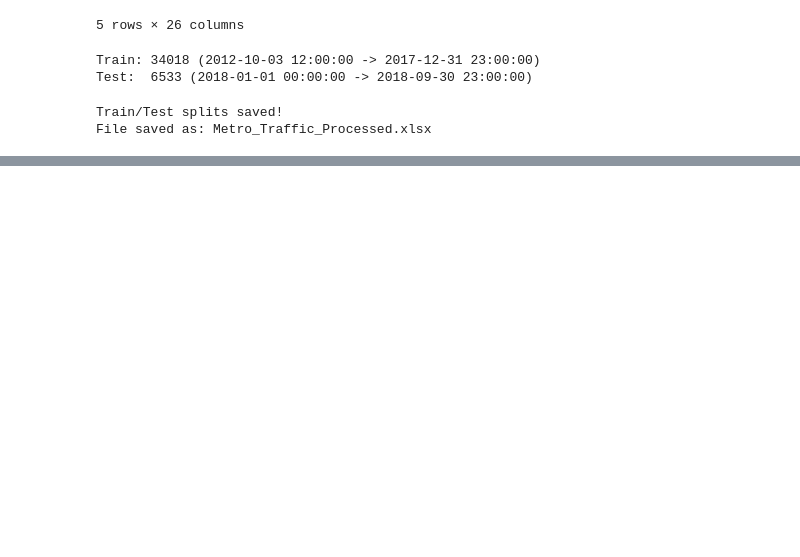
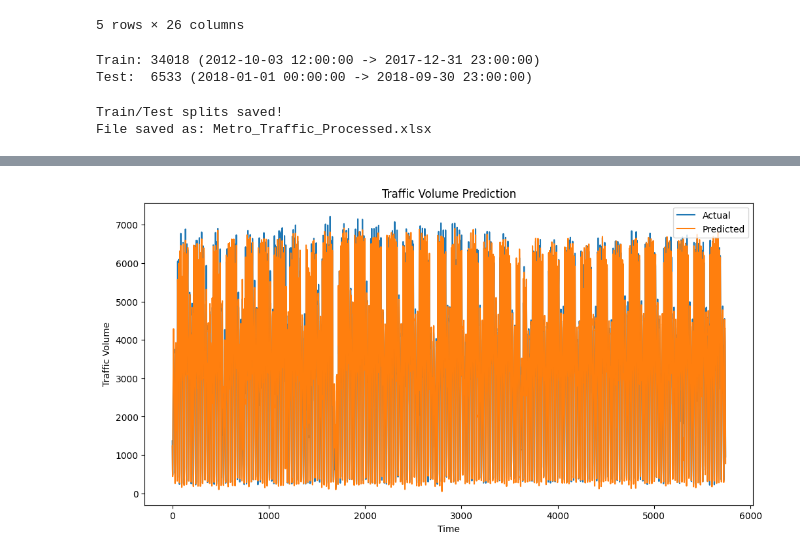
Before and after one commit to ViaBouvier/FinalProject, a Jupyter notebook: Data preprocessing.ipynb, the cells around one changed output, grey strips where cells are left out. Cells and saved outputs as stored; diff of their text form; code cells hidden in the pictures; blank space fills up the shorter version.

Commit message:
implemented LSTM

```diff
--- a/Data preprocessing.ipynb
+++ b/Data preprocessing.ipynb
@@ -167,0 +231,16 @@ R2 Score: 0.9856
+# %%
+# Define LSTM model
+class LSTMModel(nn.Module):
+    def __init__(self, input_size, hidden_size, num_layers, output_size):
+        super().__init__()
+
+        self.hidden_size = hidden_size
+        self.num_layers = num_layers
+
+        self.lstm = nn.LSTM(input_size, hidden_size, num_layers, batch_first=True)
+        self.fc = nn.Linear(hidden_size, output_size)
+
+    def forward(self, x):
+        out, _ = self.lstm(x)
+        out = out[:, -1, :]
+        return self.fc(out)
@@ -167,0 +314,72 @@ R2 Score: 0.9856
+# %%
+# evaluating trained LSTM model on the testing data
+model.eval()
+
+preds = []
+actuals = []
+
+with torch.no_grad():
+    for X_batch, y_batch in test_loader:
+        X_batch = X_batch.to(device)
+
+        output = model(X_batch)
+
+        preds.append(output.cpu().numpy())
+        actuals.append(y_batch.numpy())
+
+preds = np.vstack(preds)
+actuals = np.vstack(actuals)
+
+# reversing the normalization
+target_index = features.index(target)
+
+def inverse_transform_target(scaled_values, scaler, num_features, target_index):
+    temp = np.zeros((len(scaled_values), num_features))
+    temp[:, target_index] = scaled_values.flatten()
+    return scaler.inverse_transform(temp)[:, target_index]
+
+preds_inv = inverse_transform_target(preds, scaler, len(features), target_index)
+actuals_inv = inverse_transform_target(actuals, scaler, len(features), target_index)
+
+
+# ploting predictions vs actual, across entire test set
+plt.figure(figsize=(12,6))
+plt.plot(actuals_inv, label="Actual")
+plt.plot(preds_inv, label="Predicted")
+plt.title("Traffic Volume Prediction")
+plt.xlabel("Time")
+plt.ylabel("Traffic Volume")
+plt.legend()
+plt.show()
+
+# plotting on a zoomed-in time slice for visualization purposes
+start, end = 0, 300
+
+plt.figure(figsize=(12,6))
+plt.plot(actuals_inv[start:end], label="Actual")
+plt.plot(preds_inv[start:end], label="Predicted")
+plt.title("Zoomed-In Traffic Volume Prediction")
+plt.xlabel("Time")
+plt.ylabel("Traffic Volume")
+plt.legend()
+plt.show()
+
+# error metrics
+mse = mean_squared_error(actuals_inv, preds_inv)
+rmse = np.sqrt(mse)
+
+mean = np.mean(actuals_inv)
+
+mae = mean_absolute_error(actuals_inv, preds_inv)
+r2 = r2_score(actuals_inv, preds_inv)
+
+print(f"MAE:  {mae:.2f}")
+print(f"RMSE: {rmse:.2f}")
+print(f"R²: {r2:.4f}")
+
+print("\nnormalized RMSE by...")
+print(f"mean: {rmse / mean:.4f}")
+print(f"range: {rmse / (np.max(actuals_inv) - np.min(actuals_inv)):.4f}")
+print(f"std: {rmse / np.std(actuals_inv):.4f}")
+# %% [output]
+[figure, added]
```
Also changed, not shown: parts of 7 cells of this notebook, 2 other files.
